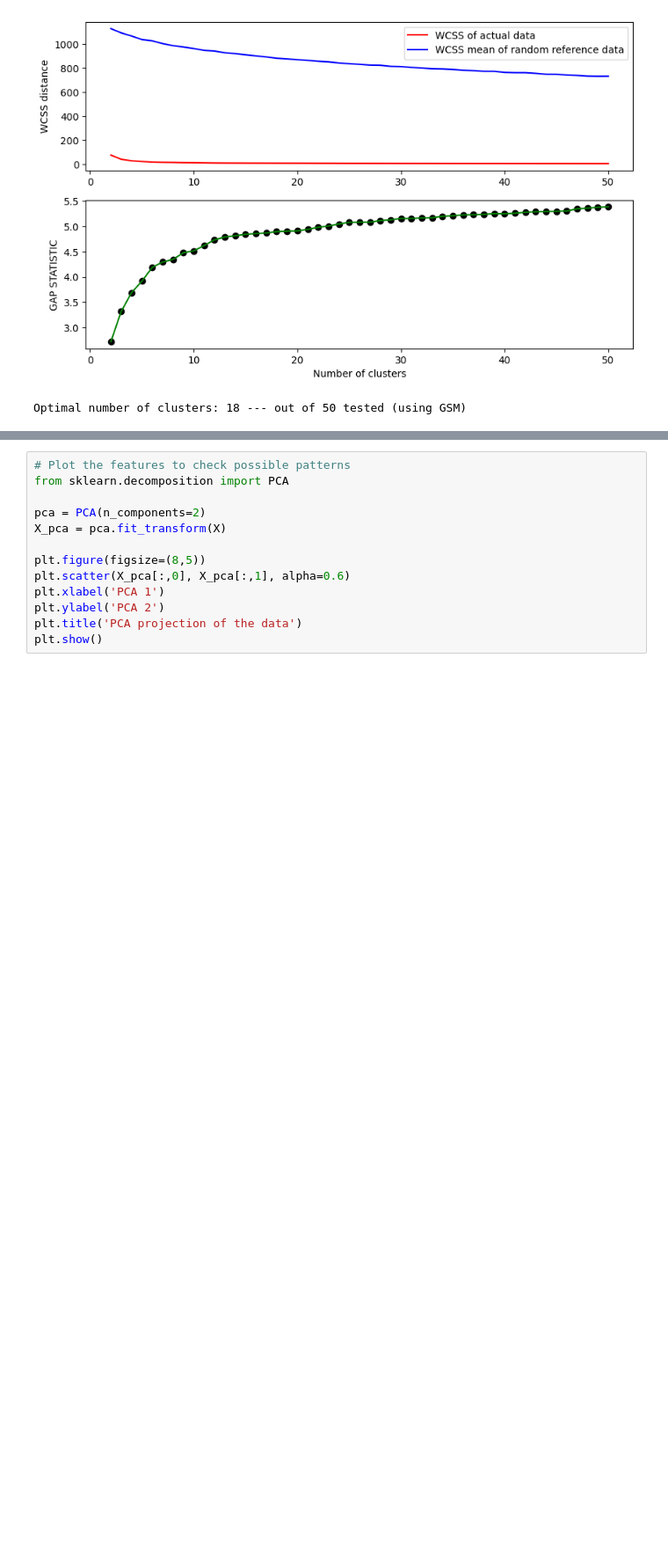
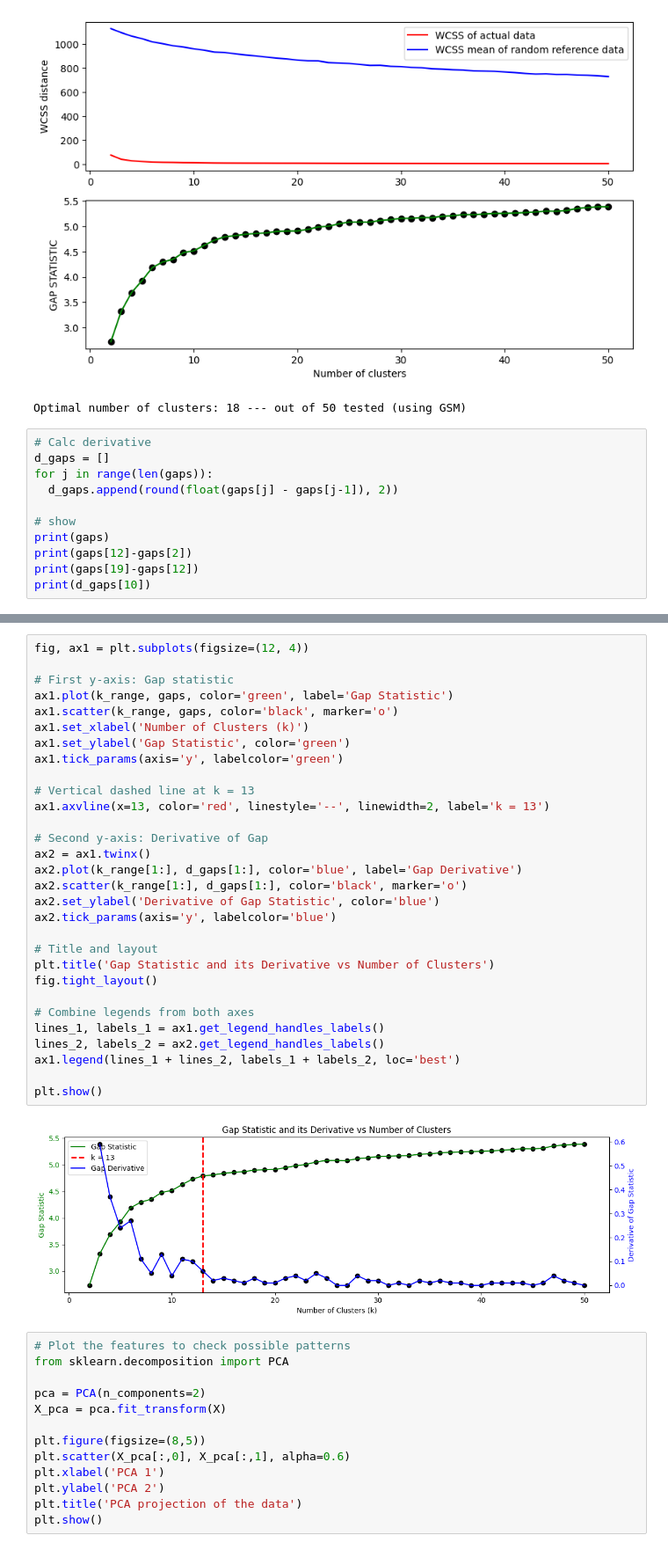
Before and after one commit to samueleborgognoni/kmeans_nn_ILF_london_smart_meters, a Jupyter notebook: 3_Kmeans_clustering.ipynb, the cells around one changed output, grey strips where cells are left out. Shown at 88% size. Drawn from its saved outputs; the diff is of its cells as text; blank space fills up the shorter version.

```diff
--- a/3_Kmeans_clustering.ipynb
+++ b/3_Kmeans_clustering.ipynb
@@ -163,3 +163,14 @@ print(f"Optimal number of clusters: {int(k_opt)} --- out of {max(k_range)} teste
 # %% [output]
 [figure]
 Optimal number of clusters: 18 --- out of 50 tested (using GSM)
+# %%
+# Calc derivative
+d_gaps = []
+for j in range(len(gaps)):
+  d_gaps.append(round(float(gaps[j] - gaps[j-1]), 2))
+
+# show
+print(gaps)
+print(gaps[12]-gaps[2])
+print(gaps[19]-gaps[12])
+print(d_gaps[10])
@@ -166,3 +190,35 @@ Optimal number of clusters: 18 --- out of 50 tested (using GSM)
+# %%
+fig, ax1 = plt.subplots(figsize=(12, 4))
+
+# First y-axis: Gap statistic
+ax1.plot(k_range, gaps, color='green', label='Gap Statistic')
+ax1.scatter(k_range, gaps, color='black', marker='o')
+ax1.set_xlabel('Number of Clusters (k)')
+ax1.set_ylabel('Gap Statistic', color='green')
+ax1.tick_params(axis='y', labelcolor='green')
+
+# Vertical dashed line at k = 13
+ax1.axvline(x=13, color='red', linestyle='--', linewidth=2, label='k = 13')
+
+# Second y-axis: Derivative of Gap
+ax2 = ax1.twinx()
+ax2.plot(k_range[1:], d_gaps[1:], color='blue', label='Gap Derivative')
+ax2.scatter(k_range[1:], d_gaps[1:], color='black', marker='o')
+ax2.set_ylabel('Derivative of Gap Statistic', color='blue')
+ax2.tick_params(axis='y', labelcolor='blue')
+
+# Title and layout
+plt.title('Gap Statistic and its Derivative vs Number of Clusters')
+fig.tight_layout()
+
+# Combine legends from both axes
+lines_1, labels_1 = ax1.get_legend_handles_labels()
+lines_2, labels_2 = ax2.get_legend_handles_labels()
+ax1.legend(lines_1 + lines_2, labels_1 + labels_2, loc='best')
+
+plt.show()
+# %% [output]
+[figure, added]
 # %%
 # Plot the features to check possible patterns
 from sklearn.decomposition import PCA
```
Also changed, not shown: parts of 1 cell of this notebook.
